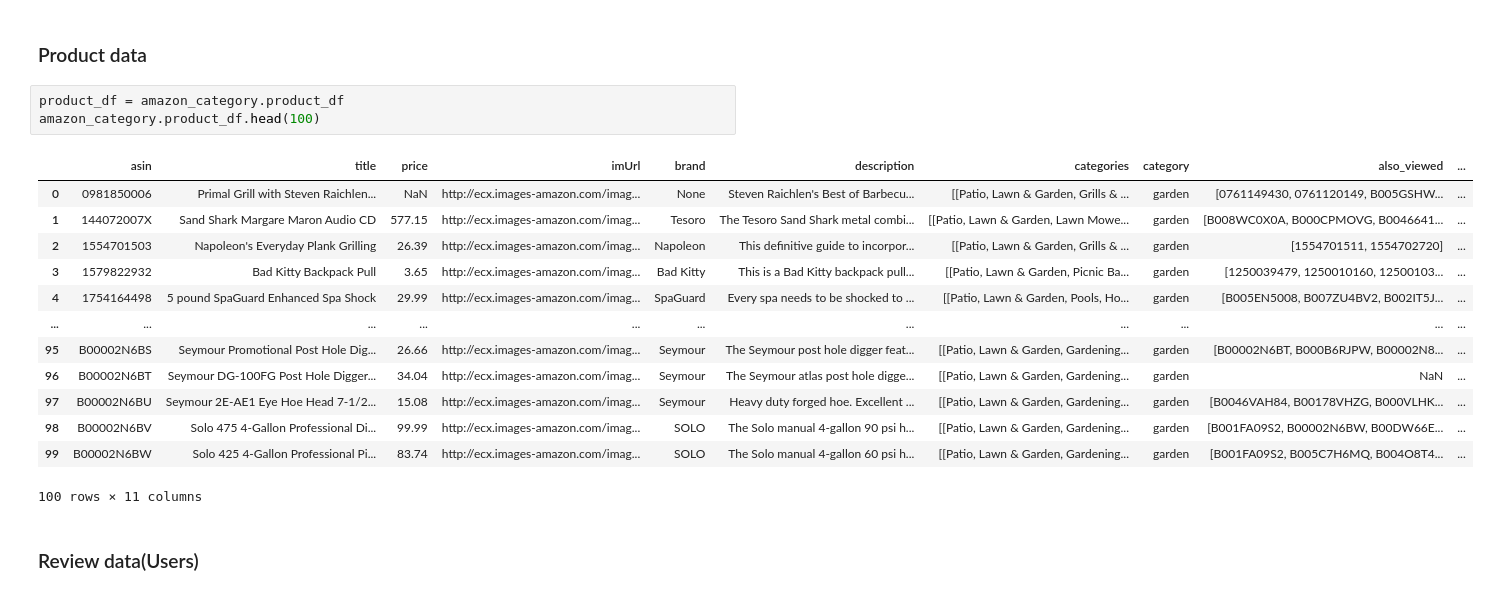
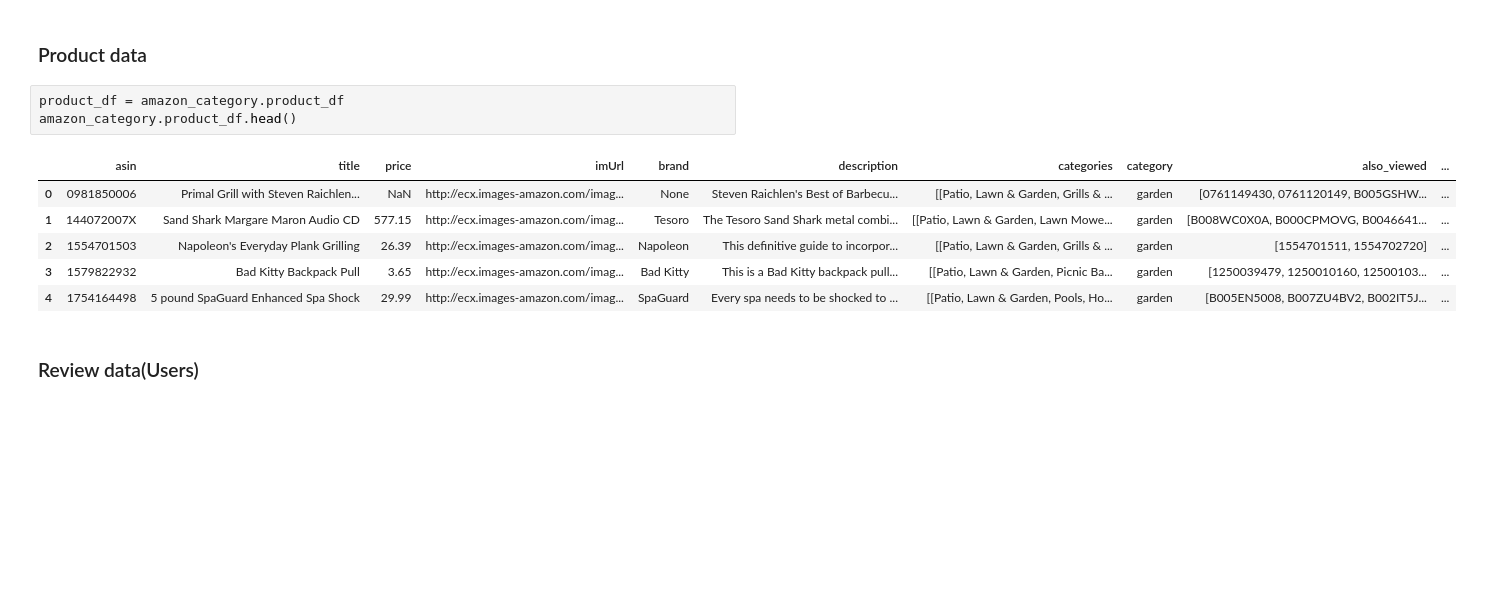
Before and after one commit to abhi74k/gnn-recommender-system, a Jupyter notebook: Exploratory.ipynb, the cells around one changed output. Cells and saved outputs as stored; diff of their text form; blank space fills up the shorter version.

```diff
--- a/Exploratory.ipynb
+++ b/Exploratory.ipynb
@@ -25,21 +25,14 @@ amazon_category.download_images()
 ### Product data
 # %%
 product_df = amazon_category.product_df
-amazon_category.product_df.head(100)
+amazon_category.product_df.head()
 # %% [output]
 |  | asin | title | price | imUrl | brand | description | categories | category | also_viewed | ... |
 | 0 | 0981850006 | Primal Grill with Steven Raichlen... | NaN | http://ecx.images-amazon.com/imag... | None | Steven Raichlen's Best of Barbecu... | [[Patio, Lawn & Garden, Grills & ... | garden | [0761149430, 0761120149, B005GSHW... | ... |
 | 1 | 144072007X | Sand Shark Margare Maron Audio CD | 577.15 | http://ecx.images-amazon.com/imag... | Tesoro | The Tesoro Sand Shark metal combi... | [[Patio, Lawn & Garden, Lawn Mowe... | garden | [B008WC0X0A, B000CPMOVG, B0046641... | ... |
 | 2 | 1554701503 | Napoleon's Everyday Plank Grilling | 26.39 | http://ecx.images-amazon.com/imag... | Napoleon | This definitive guide to incorpor... | [[Patio, Lawn & Garden, Grills & ... | garden | [1554701511, 1554702720] | ... |
 | 3 | 1579822932 | Bad Kitty Backpack Pull | 3.65 | http://ecx.images-amazon.com/imag... | Bad Kitty | This is a Bad Kitty backpack pull... | [[Patio, Lawn & Garden, Picnic Ba... | garden | [1250039479, 1250010160, 12500103... | ... |
 | 4 | 1754164498 | 5 pound SpaGuard Enhanced Spa Shock | 29.99 | http://ecx.images-amazon.com/imag... | SpaGuard | Every spa needs to be shocked to ... | [[Patio, Lawn & Garden, Pools, Ho... | garden | [B005EN5008, B007ZU4BV2, B002IT5J... | ... |
-| ... | ... | ... | ... | ... | ... | ... | ... | ... | ... | ... |
-| 95 | B00002N6BS | Seymour Promotional Post Hole Dig... | 26.66 | http://ecx.images-amazon.com/imag... | Seymour | The Seymour post hole digger feat... | [[Patio, Lawn & Garden, Gardening... | garden | [B00002N6BT, B000B6RJPW, B00002N8... | ... |
-| 96 | B00002N6BT | Seymour DG-100FG Post Hole Digger... | 34.04 | http://ecx.images-amazon.com/imag... | Seymour | The Seymour atlas post hole digge... | [[Patio, Lawn & Garden, Gardening... | garden | NaN | ... |
-| 97 | B00002N6BU | Seymour 2E-AE1 Eye Hoe Head 7-1/2... | 15.08 | http://ecx.images-amazon.com/imag... | Seymour | Heavy duty forged hoe. Excellent ... | [[Patio, Lawn & Garden, Gardening... | garden | [B0046VAH84, B00178VHZG, B000VLHK... | ... |
-| 98 | B00002N6BV | Solo 475 4-Gallon Professional Di... | 99.99 | http://ecx.images-amazon.com/imag... | SOLO | The Solo manual 4-gallon 90 psi h... | [[Patio, Lawn & Garden, Gardening... | garden | [B001FA09S2, B00002N6BW, B00DW66E... | ... |
-| 99 | B00002N6BW | Solo 425 4-Gallon Professional Pi... | 83.74 | http://ecx.images-amazon.com/imag... | SOLO | The Solo manual 4-gallon 60 psi h... | [[Patio, Lawn & Garden, Gardening... | garden | [B001FA09S2, B005C7H6MQ, B004O8T4... | ... |
-100 rows × 11 columns
 # %% [markdown]
 ### Review data(Users)
 # %%
```
